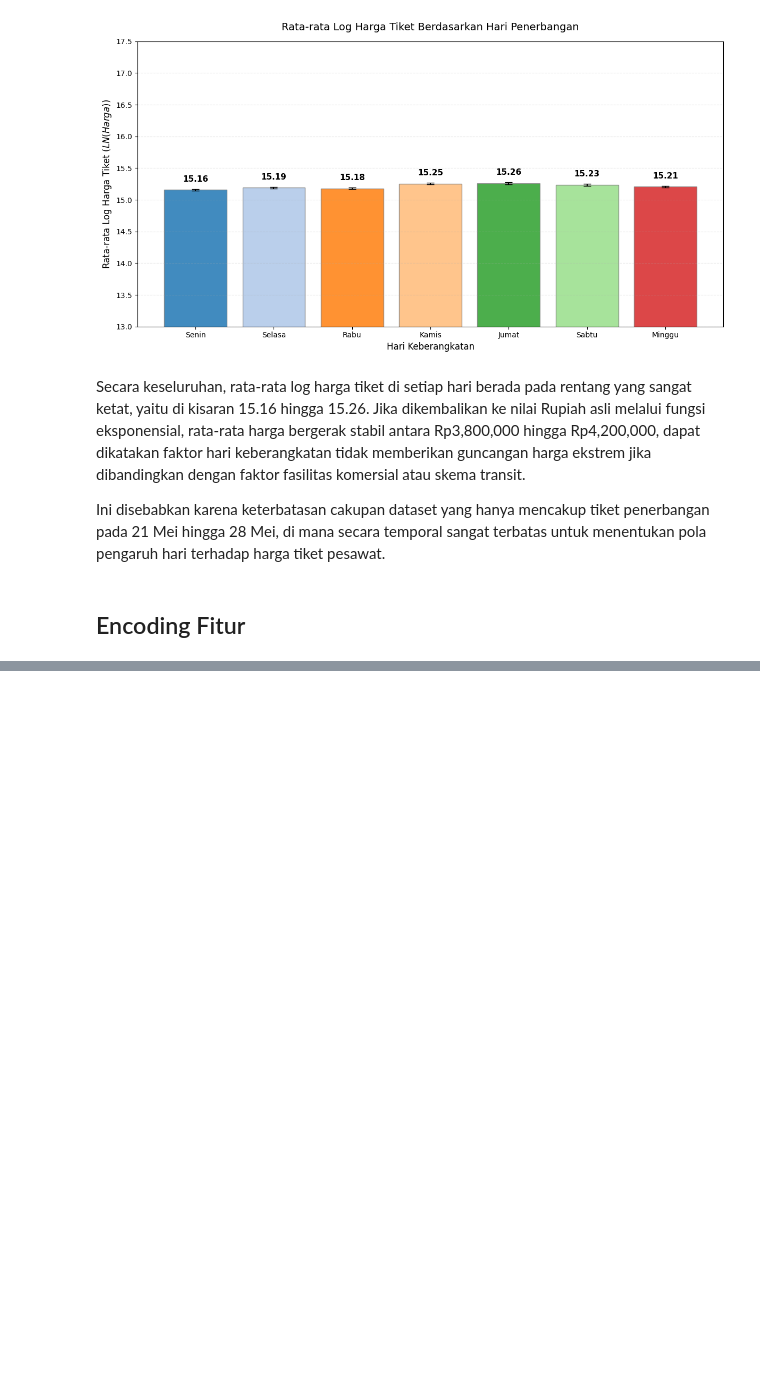
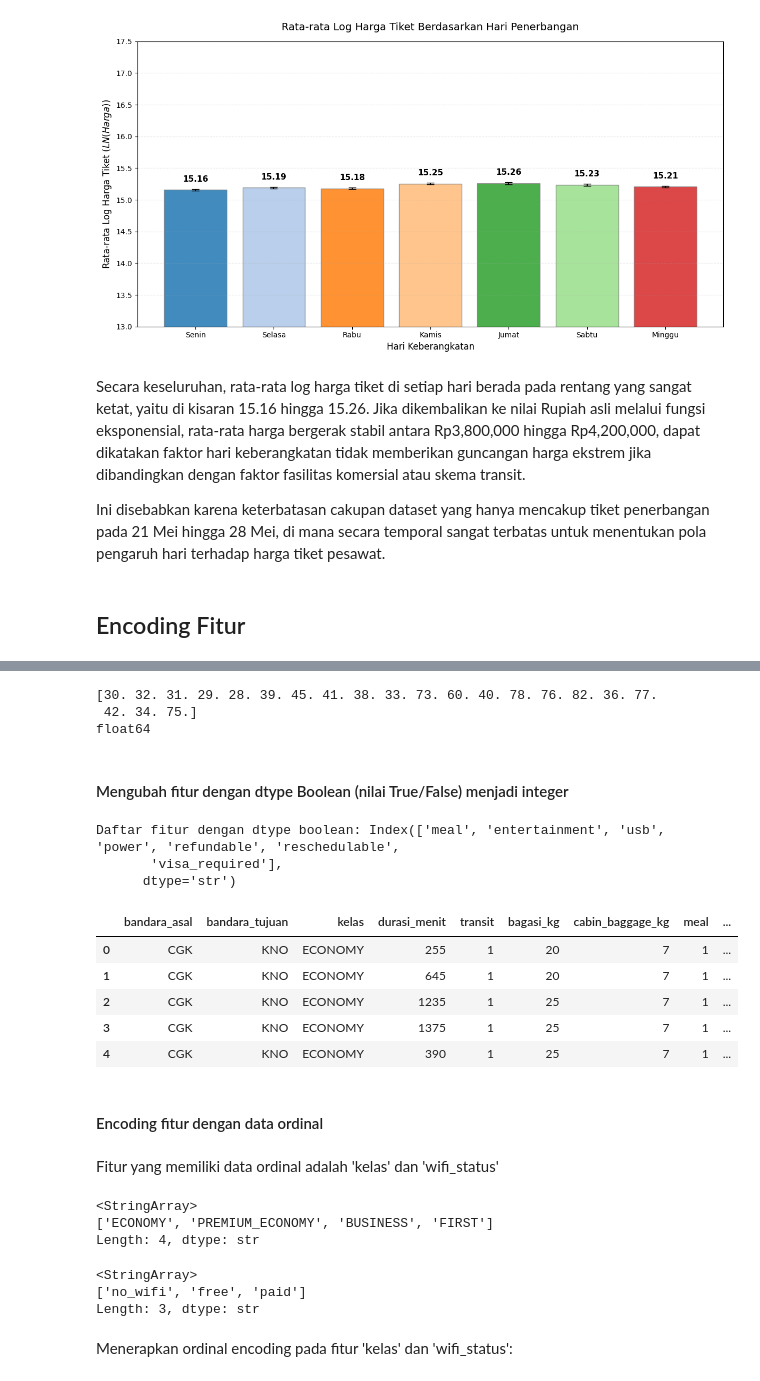
Before and after one commit to stikkeju/tiket_pesawat, a Jupyter notebook: notebook/preprocessing.ipynb, the cells around one changed output, grey strips where cells are left out. Cells and saved outputs as stored; diff of their text form; code cells hidden in the pictures; blank space fills up the shorter version.

```diff
--- a/notebook/preprocessing.ipynb
+++ b/notebook/preprocessing.ipynb
@@ -1538,0 +1626,27 @@ Encoding adalah proses mengonversi data non-numerik (kategorikal atua teks) menj
+# %%
+if 'seat_pitch_inch' in df_encoded.columns:
+    # replace 'Unknown' ke nilai kosong
+    df_encoded['seat_pitch_inch'] = df_encoded['seat_pitch_inch'].replace('Unknown', np.nan)
+
+    # konversi tipe data 'seat_pitch_inch' ke float
+    df_encoded['seat_pitch_inch'] = df_encoded['seat_pitch_inch'].astype(float)
+
+    # imputasi nilai kosong dengan median global
+    median_pitch_global = df_encoded['seat_pitch_inch'].median()
+    df_encoded['seat_pitch_inch'] = df_encoded['seat_pitch_inch'].fillna(median_pitch_global)
+# %%
+print(df_encoded['seat_pitch_inch'].unique())
+print(df_encoded['seat_pitch_inch'].dtype)
+# %% [output]
+[30. 32. 31. 29. 28. 39. 45. 41. 38. 33. 73. 60. 40. 78. 76. 82. 36. 77.
+ 42. 34. 75.]
+float64
+# %% [markdown]
+#### Mengubah fitur dengan dtype Boolean (nilai True/False) menjadi integer
+# %%
+fitur_boolean = df_encoded.select_dtypes(include=['bool']).columns
+print(f"Daftar fitur dengan dtype boolean: {fitur_boolean}")
+# %% [output]
+Daftar fitur dengan dtype boolean: Index(['meal', 'entertainment', 'usb', 'power', 'refundable', 'reschedulable',
+       'visa_required'],
+      dtype='str')
@@ -1538,0 +1656,29 @@ Encoding adalah proses mengonversi data non-numerik (kategorikal atua teks) menj
+# %%
+df_encoded.head()
+# %% [output]
+|  | bandara_asal | bandara_tujuan | kelas | durasi_menit | transit | bagasi_kg | cabin_baggage_kg | meal | ... |
+| 0 | CGK | KNO | ECONOMY | 255 | 1 | 20 | 7 | 1 | ... |
+| 1 | CGK | KNO | ECONOMY | 645 | 1 | 20 | 7 | 1 | ... |
+| 2 | CGK | KNO | ECONOMY | 1235 | 1 | 25 | 7 | 1 | ... |
+| 3 | CGK | KNO | ECONOMY | 1375 | 1 | 25 | 7 | 1 | ... |
+| 4 | CGK | KNO | ECONOMY | 390 | 1 | 25 | 7 | 1 | ... |
+# %% [markdown]
+#### Encoding fitur dengan data ordinal
+# %% [markdown]
+Fitur yang memiliki data ordinal adalah 'kelas' dan 'wifi_status'
+# %%
+# unique values pada kelas
+df_encoded['kelas'].unique()
+# %% [output]
+<StringArray>
+['ECONOMY', 'PREMIUM_ECONOMY', 'BUSINESS', 'FIRST']
+Length: 4, dtype: str
+# %%
+# unique values pada wifi_status
+df_encoded['wifi_status'].unique()
+# %% [output]
+<StringArray>
+['no_wifi', 'free', 'paid']
+Length: 3, dtype: str
+# %% [markdown]
+Menerapkan ordinal encoding pada fitur 'kelas' dan 'wifi_status':
```
Also changed, not shown: parts of 35 cells of this notebook.
